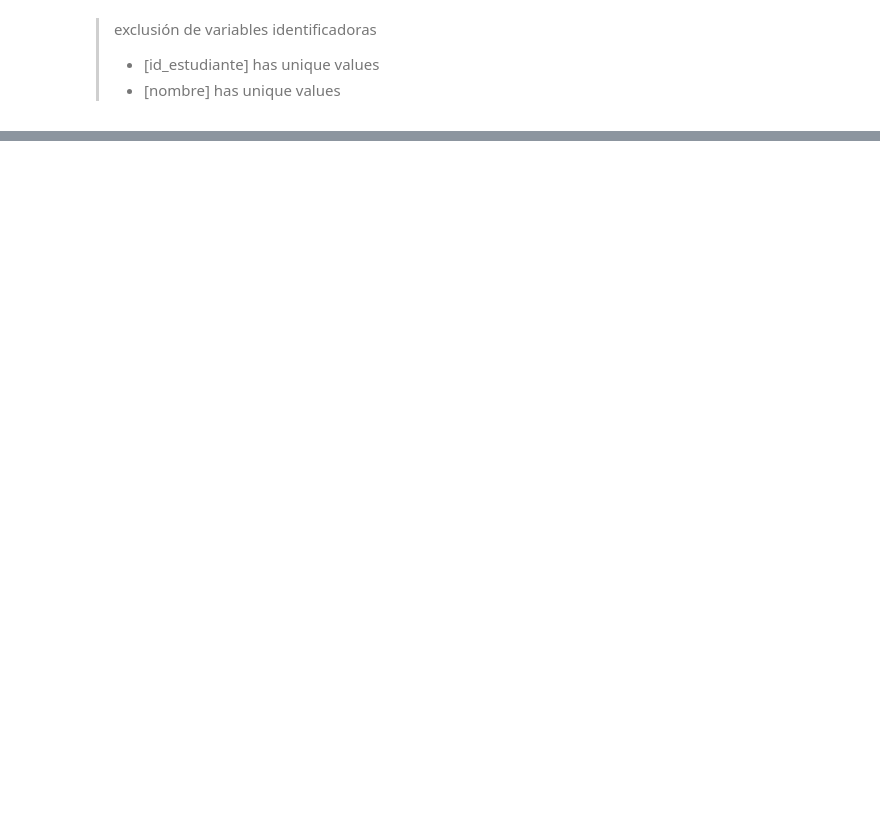
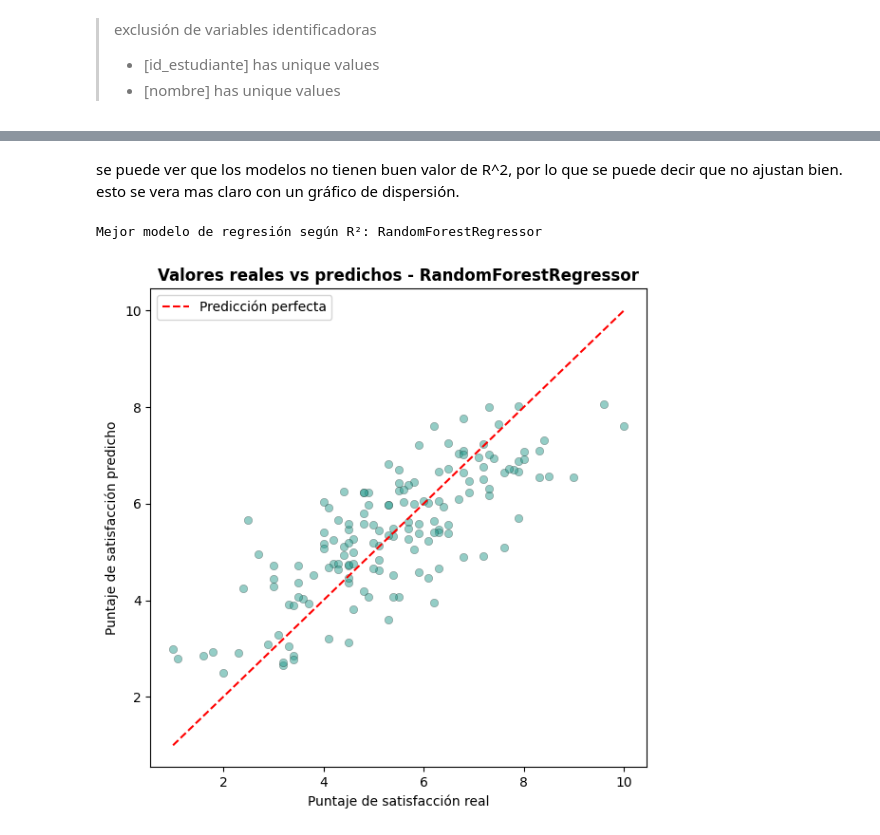
Before and after one commit to JocelynMatus/Data-science-Machine-Learning, a Jupyter notebook: P1-final-.ipynb, the cells around one changed output, grey strips where cells are left out. Saved outputs shown, nothing was run; the diff lists cells and outputs as text; code cells hidden in the pictures; blank space fills up the shorter version.

```diff
--- a/P1-final-.ipynb
+++ b/P1-final-.ipynb
@@ -720,7 +731,7 @@ df_scaled = pd.DataFrame(ss.fit_transform(df[num]),columns=[f'{c}_z' for c in nu
 # Dataset final de features para modelado
 df_model = pd.concat([
     df_scaled,
-    df[['nivel_educacion_c', 'experiencia_previa_c']],
+    df[['nivel_educacion_c','experiencia_previa_c','estudiante_activo']],
     df_ohe
 ], axis=1)
 
@@ -802,2 +927,9 @@ Objetivo: Predecir si un estudiante completará el curso
 # %%
-#&&&&&&&&&&&&&&&    --   &&&&&&&&&&&&&&&
+#&&&&&&&&&&&&&&&   Modelo: Ridge    &&&&&&&&&&&&&&&
+# ------Ridge + gridSearchCV---------
+ridge_param_grid = {'alpha': [0.01, 0.1, 1, 10, 50, 100]}
+
+ridge_grid = GridSearchCV(Ridge(random_state=Random_state),ridge_param_grid,cv=5,scoring='r2', n_jobs=os.cpu_count()-1)
+ridge_grid.fit(X_train, y_reg_train)
+print("Mejores hiperparámetros Ridge:", ridge_grid.best_params_)
+ridge_best = ridge_grid.best_estimator_
@@ -806,2 +938,19 @@ Objetivo: Predecir si un estudiante completará el curso
+# %%
+#&&&&&&&&&&&&&&&   evaluar modelo regresión &&&&&&&&&&&&&&&
+def evaluar_regresion(modelo,nombre,X_eval,y_eval):
+    pred_r=modelo.predict(X_eval)
+    metrics_r = {
+        'Modelo': nombre,
+        'R2'    : r2_score(y_eval, pred_r),
+        'MAE'   : mean_absolute_error(y_eval, pred_r),
+        'RMSE'  : np.sqrt(mean_squared_error(y_eval, pred_r))
+    }
+    return metrics_r,pred_r
 # %%
-#&&&&&&&&&&&&&&&    --   &&&&&&&&&&&&&&&
+# evalución modelo
+metrics_rf_reg, pred_rf_reg = evaluar_regresion(rf_reg_best, 'RandomForestRegressor', X_test, y_reg_test)
+metrics_ridge, pred_ridge = evaluar_regresion(ridge_best, 'Ridge', X_test, y_reg_test)
+
+resultados_reg = pd.DataFrame([metrics_rf_reg, metrics_ridge]).set_index('Modelo')
+print("Comparación de modelos de regresión:")
+resultados_reg.round(4)
@@ -807,0 +963,20 @@ Objetivo: Predecir si un estudiante completará el curso
+# %% [markdown]
+se puede ver que los modelos no tienen buen valor de R^2, por lo que se puede decir que no ajustan bien. esto se vera mas claro con un gráfico de dispersión.
+# %%
+mejor_modelo_reg = 'RandomForestRegressor' if metrics_rf_reg['R2'] >= metrics_ridge['R2'] else 'Ridge'
+mejor_pred = pred_rf_reg if mejor_modelo_reg == 'RandomForestRegressor' else pred_ridge
+print("Mejor modelo de regresión según R²:", mejor_modelo_reg)
+# Gráfico de dispersión: valores reales vs predicciones
+plt.figure(figsize=(6,6))
+plt.scatter(y_reg_test,mejor_pred,alpha=0.5,color='#2A9D8F',edgecolor='k',linewidth=0.3)
+lims = [min(y_reg_test.min(), mejor_pred.min()), max(y_reg_test.max(), mejor_pred.max())]
+plt.plot(lims, lims, 'r--', label='Predicción perfecta')
+plt.xlabel('Puntaje de satisfacción real')
+plt.ylabel('Puntaje de satisfacción predicho')
+plt.title(f'Valores reales vs predichos - {mejor_modelo_reg}', fontweight='bold')
+plt.legend()
+plt.tight_layout()
+plt.show()
+# %% [output]
+Mejor modelo de regresión según R²: RandomForestRegressor
+[figure, added]
```
Also changed, not shown: parts of 44 cells of this notebook.
